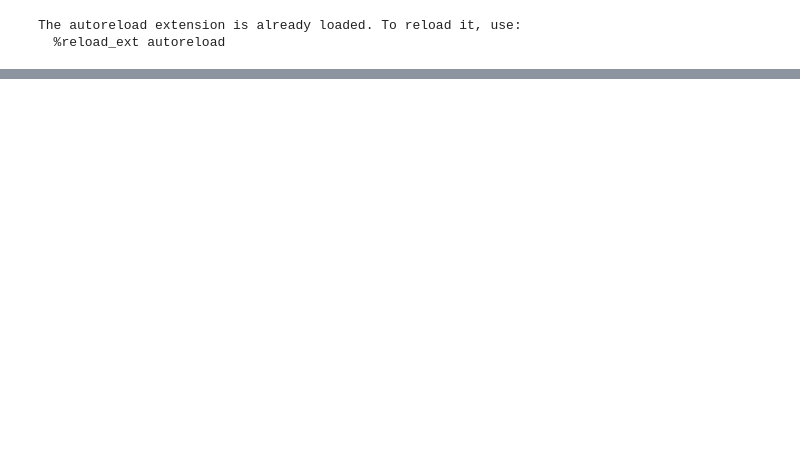
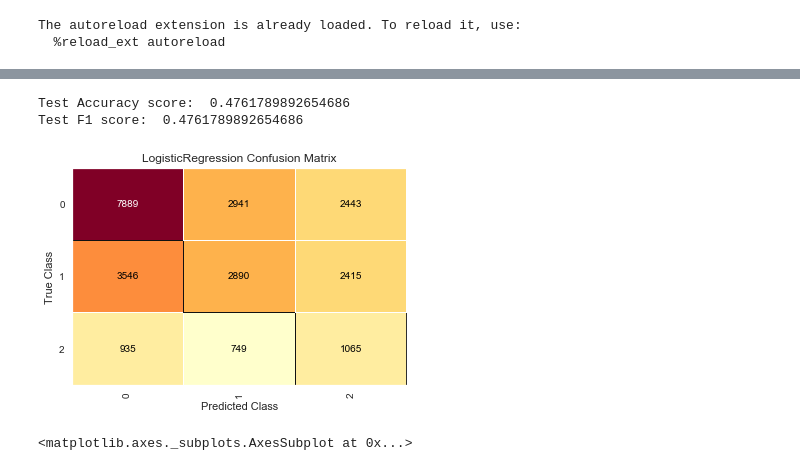
Before and after one commit to khayes847/Hospital_Readmittance_Rates_Diabetes, a Jupyter notebook: mod5.ipynb, the cells around one changed output, grey strips where cells are left out. Cells and saved outputs as stored; diff of their text form; code cells hidden in the pictures; blank space fills up the shorter version.

```diff
--- a/mod5.ipynb
+++ b/mod5.ipynb
@@ -433,0 +413,2 @@ X.to_csv('./data/X_cleaned.csv', index=None)
+# %%
+y2 = y3
@@ -433,0 +490,14 @@ X.to_csv('./data/X_cleaned.csv', index=None)
+# %%
+# upsample minority
+over_30_upsampled = resample(over_30,
+                             replace=True,  # sample with replacement
+                             # match number in majority class
+                             n_samples=len(no),
+                             random_state=23)  # reproducible results
+# %%
+# upsample minority
+under_30_upsampled = resample(under_30,
+                              replace=True,  # sample with replacement
+                              # match number in majority class
+                              n_samples=len(no),
+                              random_state=23)  # reproducible results
@@ -433,0 +515,45 @@ X.to_csv('./data/X_cleaned.csv', index=None)
+# %%
+# trying logistic regression again with the balanced dataset
+y_train = upsampled.readmitted
+X_train = upsampled.drop('readmitted', axis=1)
+
+
+# upsampled_dt = DecisionTreeClassifier(max_depth=5)
+upsampled_lr = LogisticRegression(solver='liblinear')
+
+
+# upsampled_dt.fit(X_train, y_train)
+upsampled_lr.fit(X_train, y_train)
+
+
+# upsampled_pred = upsampled_dt.predict(X_test)
+upsampled_pred = upsampled_lr.predict(X_test)
+
+
+
+# checking accuracy
+print('Test Accuracy score: ', accuracy_score(y_test, upsampled_pred))
+
+
+# checking accuracy
+print('Test F1 score: ', f1_score(y_test, upsampled_pred, average='micro'))
+
+#checking confusion matrix
+from yellowbrick.classifier import ConfusionMatrix
+# The ConfusionMatrix visualizer taxes a model
+cm = ConfusionMatrix(upsampled_lr, classes=[0,1,2])
+
+# Fit fits the passed model. This is unnecessary if you pass the visualizer a pre-fitted model
+cm.fit(X_train, y_train)
+
+# To create the ConfusionMatrix, we need some test data. Score runs predict() on the data
+# and then creates the confusion_matrix from scikit-learn.
+cm.score(X_test, y_test)
+
+# How did we do?
+cm.poof()
+# %% [output]
+Test Accuracy score:  0.4761789892654686
+Test F1 score:  0.4761789892654686
+[figure, added]
+<matplotlib.axes._subplots.AxesSubplot at 0x...>
```
Also changed, not shown: parts of 120 cells of this notebook, 1 other file.
